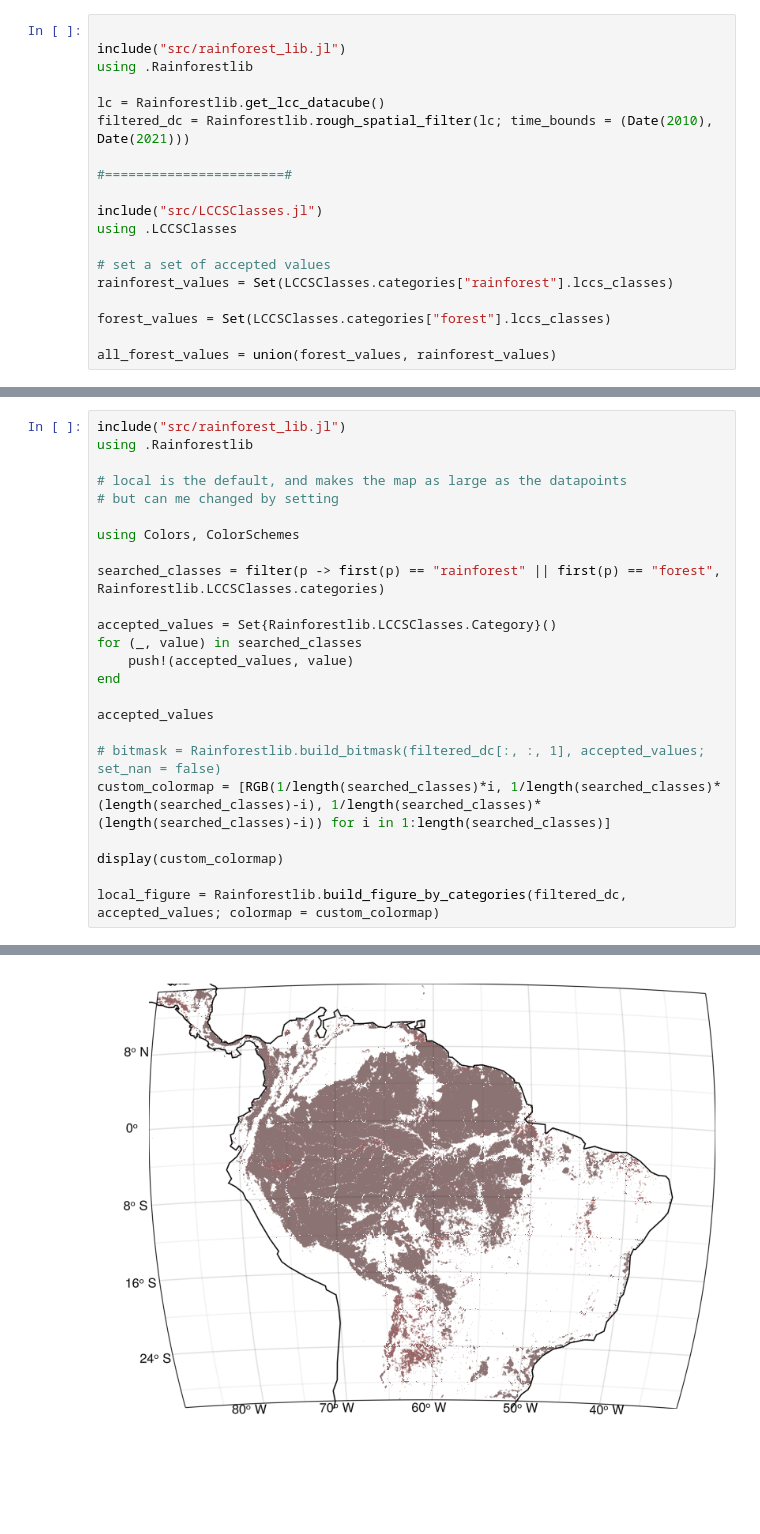
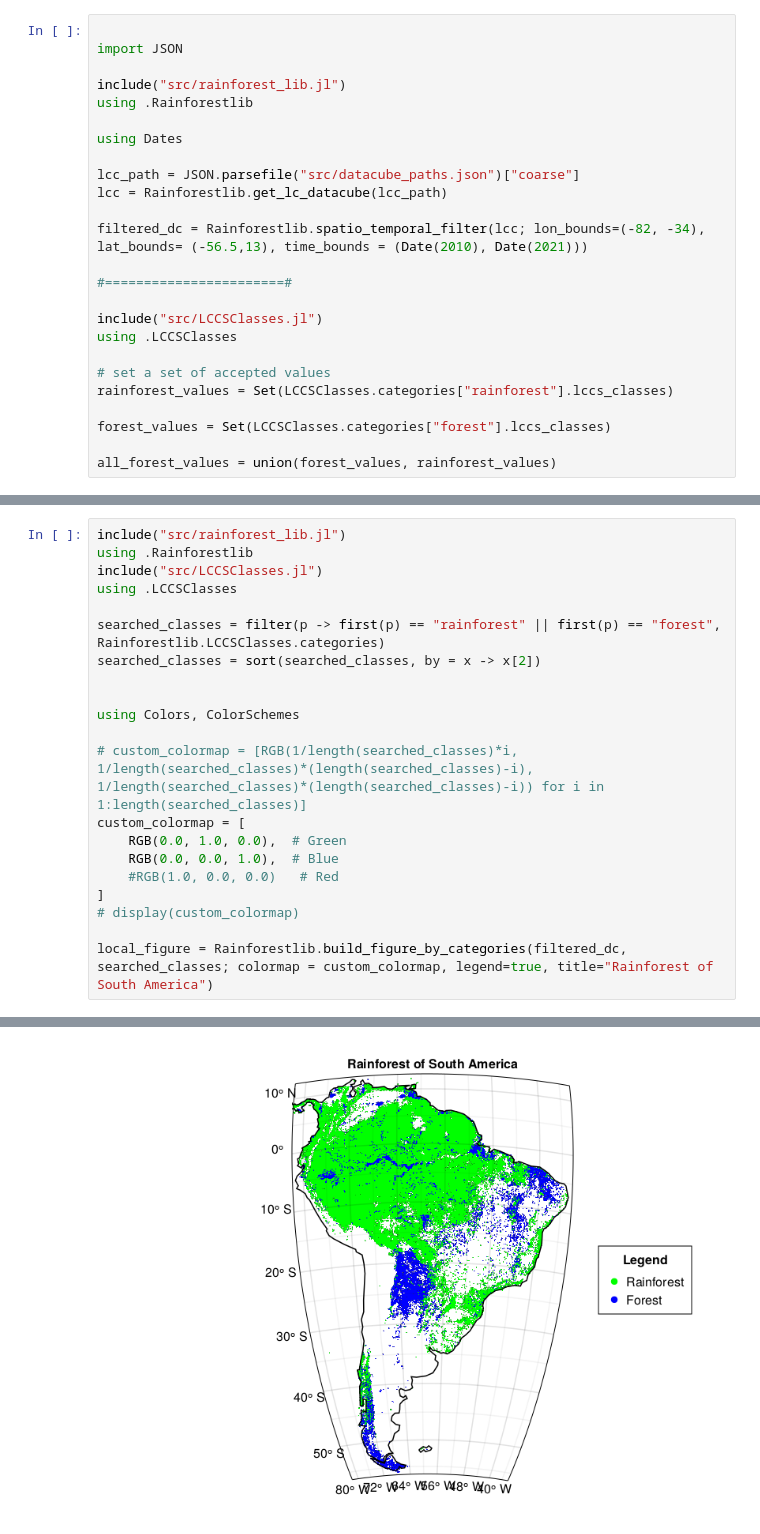
Before and after one commit to Eisenbahnplatte/spatio_temporal_data-rainforest_development, a Jupyter notebook: fabis_notebook.ipynb, the cells around one changed output, grey strips where cells are left out. Cells and saved outputs as stored; diff of their text form; blank space fills up the shorter version.

Commit message:
updated legend, updated colormap, added zarr_path json

```diff
--- a/fabis_notebook.ipynb
+++ b/fabis_notebook.ipynb
@@ -15,10 +15,16 @@ using Dates
 # %%
+
+import JSON
 
 include("src/rainforest_lib.jl")
 using .Rainforestlib
 
-lc = Rainforestlib.get_lcc_datacube()
-filtered_dc = Rainforestlib.rough_spatial_filter(lc; time_bounds = (Date(2010), Date(2021)))
+using Dates
+
+lcc_path = JSON.parsefile("src/datacube_paths.json")["coarse"]
+lcc = Rainforestlib.get_lc_datacube(lcc_path)
+
+filtered_dc = Rainforestlib.spatio_temporal_filter(lcc; lon_bounds=(-82, -34), lat_bounds= (-56.5,13), time_bounds = (Date(2010), Date(2021)))
 
 #=======================#
 
@@ -51,26 +57,23 @@ Set{String} with 13 elements:
 # %%
 include("src/rainforest_lib.jl")
 using .Rainforestlib
+include("src/LCCSClasses.jl")
+using .LCCSClasses
 
-# local is the default, and makes the map as large as the datapoints
-# but can me changed by setting
+searched_classes = filter(p -> first(p) == "rainforest" || first(p) == "forest", Rainforestlib.LCCSClasses.categories)
+searched_classes = sort(searched_classes, by = x -> x[2])
+
 
 using Colors, ColorSchemes
 
-searched_classes = filter(p -> first(p) == "rainforest" || first(p) == "forest", Rainforestlib.LCCSClasses.categories)
+# custom_colormap = [RGB(1/length(searched_classes)*i, 1/length(searched_classes)*(length(searched_classes)-i), 1/length(searched_classes)*(length(searched_classes)-i)) for i in 1:length(searched_classes)]
+custom_colormap = [
+    RGB(0.0, 1.0, 0.0),  # Green
+    RGB(0.0, 0.0, 1.0),  # Blue
+    #RGB(1.0, 0.0, 0.0)   # Red
+]
+# display(custom_colormap)
 
-accepted_values = Set{Rainforestlib.LCCSClasses.Category}()
-for (_, value) in searched_classes
-    push!(accepted_values, value)
-end
-
-accepted_values
-
-# bitmask = Rainforestlib.build_bitmask(filtered_dc[:, :, 1], accepted_values; set_nan = false)
-custom_colormap = [RGB(1/length(searched_classes)*i, 1/length(searched_classes)*(length(searched_classes)-i), 1/length(searched_classes)*(length(searched_classes)-i)) for i in 1:length(searched_classes)]
-
-display(custom_colormap)
-
-local_figure = Rainforestlib.build_figure_by_categories(filtered_dc, accepted_values; colormap = custom_colormap)
+local_figure = Rainforestlib.build_figure_by_categories(filtered_dc, searched_classes; colormap = custom_colormap, legend=true, title="Rainforest of South America")
 # %% [output]
 WARNING: replacing module Rainforestlib.
@@ -83 +81 @@ NaN NaN NaN NaN NaN NaN NaN NaN NaN NaN NaN NaN NaN NaN NaN NaN NaN NaN NaN NaN
-[figure, old version]
+[figure, new version]
```
Also changed, not shown: parts of 5 cells of this notebook, 4 other files.
